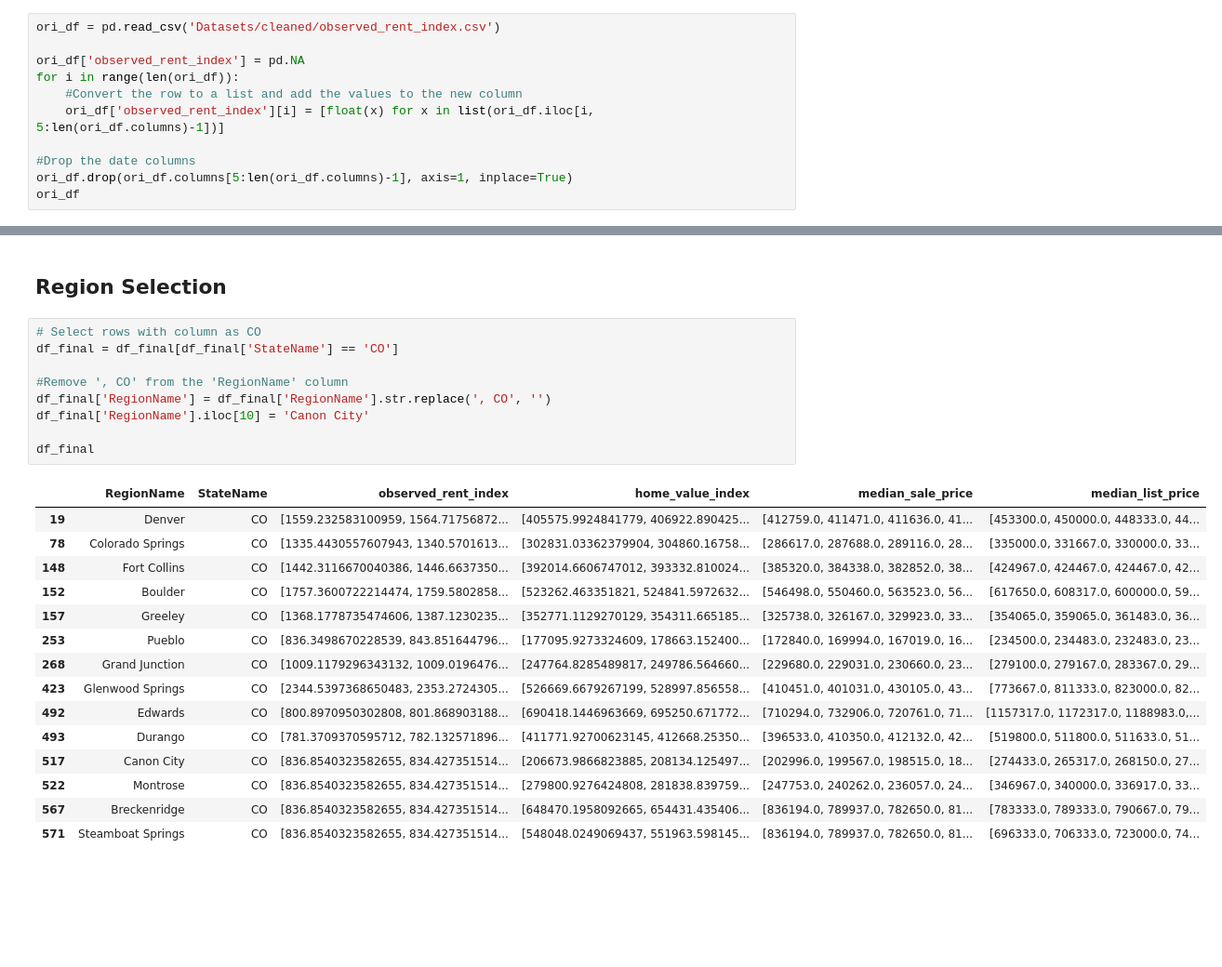
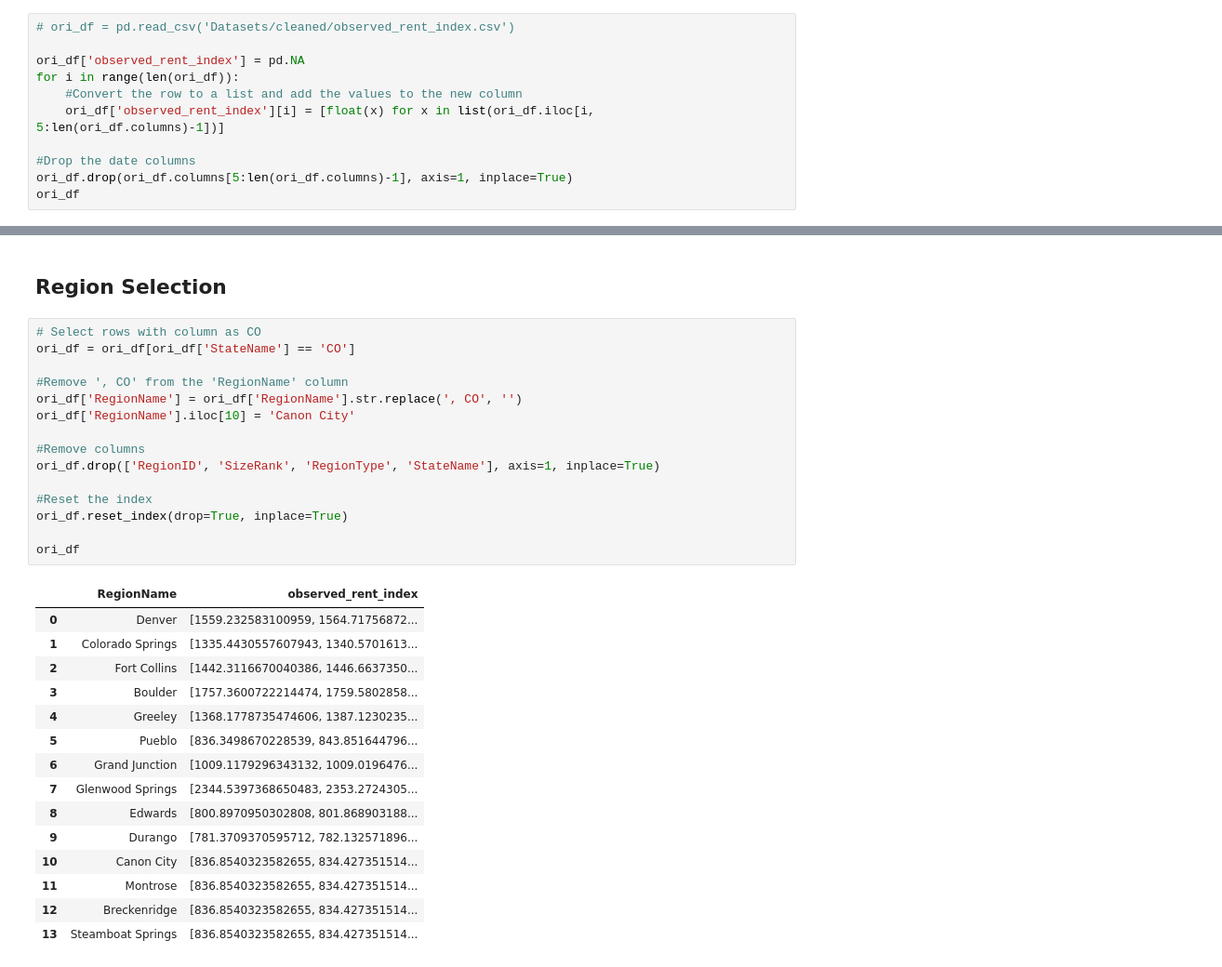
Before and after one commit to prnv19/Buy-vs-Rent, a Jupyter notebook: data_cleaning.ipynb, the cells around one changed output, grey strips where cells are left out. Shown at 93% size. Saved outputs shown, nothing was run; the diff lists cells and outputs as text; blank space fills up the shorter version.

```diff
--- a/data_cleaning.ipynb
+++ b/data_cleaning.ipynb
@@ -208,5 +152,5 @@ mlp_df.to_csv('Datasets/cleaned/median_list_price.csv', index=False)
 # %%
-ori_df = pd.read_csv('Datasets/cleaned/observed_rent_index.csv')
+# ori_df = pd.read_csv('Datasets/cleaned/observed_rent_index.csv')
 
 ori_df['observed_rent_index'] = pd.NA
 for i in range(len(ori_df)):
@@ -339,26 +228,32 @@ df_final
 ## Region Selection
 # %%
 # Select rows with column as CO
-df_final = df_final[df_final['StateName'] == 'CO']
+ori_df = ori_df[ori_df['StateName'] == 'CO']
 
 #Remove ', CO' from the 'RegionName' column
-df_final['RegionName'] = df_final['RegionName'].str.replace(', CO', '')
-df_final['RegionName'].iloc[10] = 'Canon City'
+ori_df['RegionName'] = ori_df['RegionName'].str.replace(', CO', '')
+ori_df['RegionName'].iloc[10] = 'Canon City'
 
-df_final
+#Remove columns
+ori_df.drop(['RegionID', 'SizeRank', 'RegionType', 'StateName'], axis=1, inplace=True)
+
+#Reset the index
+ori_df.reset_index(drop=True, inplace=True)
+
+ori_df
 # %% [output]
-|  | RegionName | StateName | observed_rent_index | home_value_index | median_sale_price | median_list_price |
-| 19 | Denver | CO | [1559.232583100959, 1564.71756872... | [405575.9924841779, 406922.890425... | [412759.0, 411471.0, 411636.0, 41... | [453300.0, 450000.0, 448333.0, 44... |
-| 78 | Colorado Springs | CO | [1335.4430557607943, 1340.5701613... | [302831.03362379904, 304860.16758... | [286617.0, 287688.0, 289116.0, 28... | [335000.0, 331667.0, 330000.0, 33... |
-| 148 | Fort Collins | CO | [1442.3116670040386, 1446.6637350... | [392014.6606747012, 393332.810024... | [385320.0, 384338.0, 382852.0, 38... | [424967.0, 424467.0, 424467.0, 42... |
-| 152 | Boulder | CO | [1757.3600722214474, 1759.5802858... | [523262.463351821, 524841.5972632... | [546498.0, 550460.0, 563523.0, 56... | [617650.0, 608317.0, 600000.0, 59... |
-| 157 | Greeley | CO | [1368.1778735474606, 1387.1230235... | [352771.1129270129, 354311.665185... | [325738.0, 326167.0, 329923.0, 33... | [354065.0, 359065.0, 361483.0, 36... |
-| 253 | Pueblo | CO | [836.3498670228539, 843.851644796... | [177095.9273324609, 178663.152400... | [172840.0, 169994.0, 167019.0, 16... | [234500.0, 234483.0, 232483.0, 23... |
-| 268 | Grand Junction | CO | [1009.1179296343132, 1009.0196476... | [247764.8285489817, 249786.564660... | [229680.0, 229031.0, 230660.0, 23... | [279100.0, 279167.0, 283367.0, 29... |
-| 423 | Glenwood Springs | CO | [2344.5397368650483, 2353.2724305... | [526669.6679267199, 528997.856558... | [410451.0, 401031.0, 430105.0, 43... | [773667.0, 811333.0, 823000.0, 82... |
-| 492 | Edwards | CO | [800.8970950302808, 801.868903188... | [690418.1446963669, 695250.671772... | [710294.0, 732906.0, 720761.0, 71... | [1157317.0, 1172317.0, 1188983.0,... |
-| 493 | Durango | CO | [781.3709370595712, 782.132571896... | [411771.92700623145, 412668.25350... | [396533.0, 410350.0, 412132.0, 42... | [519800.0, 511800.0, 511633.0, 51... |
-| 517 | Canon City | CO | [836.8540323582655, 834.427351514... | [206673.9866823885, 208134.125497... | [202996.0, 199567.0, 198515.0, 18... | [274433.0, 265317.0, 268150.0, 27... |
-| 522 | Montrose | CO | [836.8540323582655, 834.427351514... | [279800.9276424808, 281838.839759... | [247753.0, 240262.0, 236057.0, 24... | [346967.0, 340000.0, 336917.0, 33... |
-| 567 | Breckenridge | CO | [836.8540323582655, 834.427351514... | [648470.1958092665, 654431.435406... | [836194.0, 789937.0, 782650.0, 81... | [783333.0, 789333.0, 790667.0, 79... |
-| 571 | Steamboat Springs | CO | [836.8540323582655, 834.427351514... | [548048.0249069437, 551963.598145... | [836194.0, 789937.0, 782650.0, 81... | [696333.0, 706333.0, 723000.0, 74... |
+|  | RegionName | observed_rent_index |
+| 0 | Denver | [1559.232583100959, 1564.71756872... |
+| 1 | Colorado Springs | [1335.4430557607943, 1340.5701613... |
+| 2 | Fort Collins | [1442.3116670040386, 1446.6637350... |
+| 3 | Boulder | [1757.3600722214474, 1759.5802858... |
+| 4 | Greeley | [1368.1778735474606, 1387.1230235... |
+| 5 | Pueblo | [836.3498670228539, 843.851644796... |
+| 6 | Grand Junction | [1009.1179296343132, 1009.0196476... |
+| 7 | Glenwood Springs | [2344.5397368650483, 2353.2724305... |
+| 8 | Edwards | [800.8970950302808, 801.868903188... |
+| 9 | Durango | [781.3709370595712, 782.132571896... |
+| 10 | Canon City | [836.8540323582655, 834.427351514... |
+| 11 | Montrose | [836.8540323582655, 834.427351514... |
+| 12 | Breckenridge | [836.8540323582655, 834.427351514... |
+| 13 | Steamboat Springs | [836.8540323582655, 834.427351514... |
```
Also changed, not shown: parts of 13 cells of this notebook.
